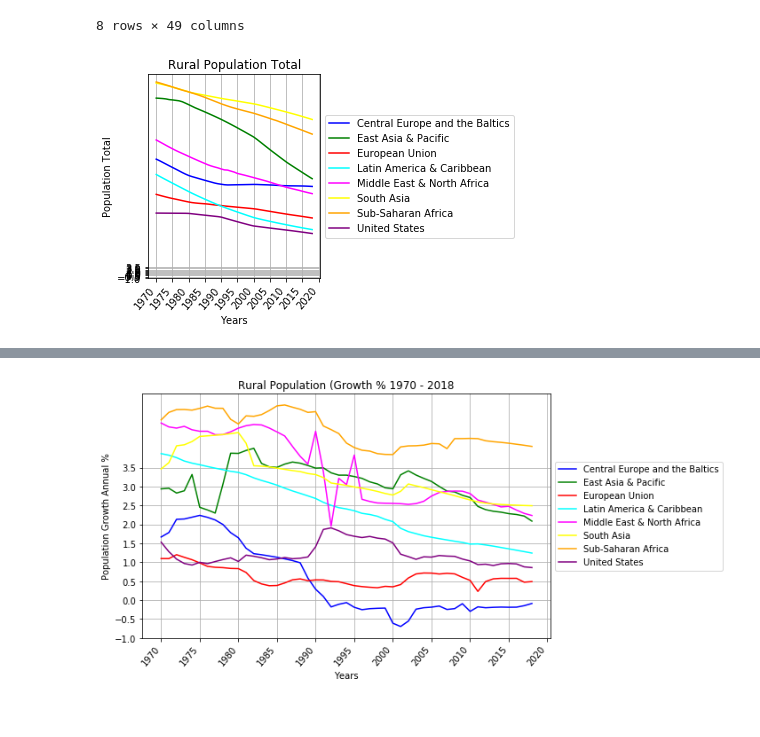
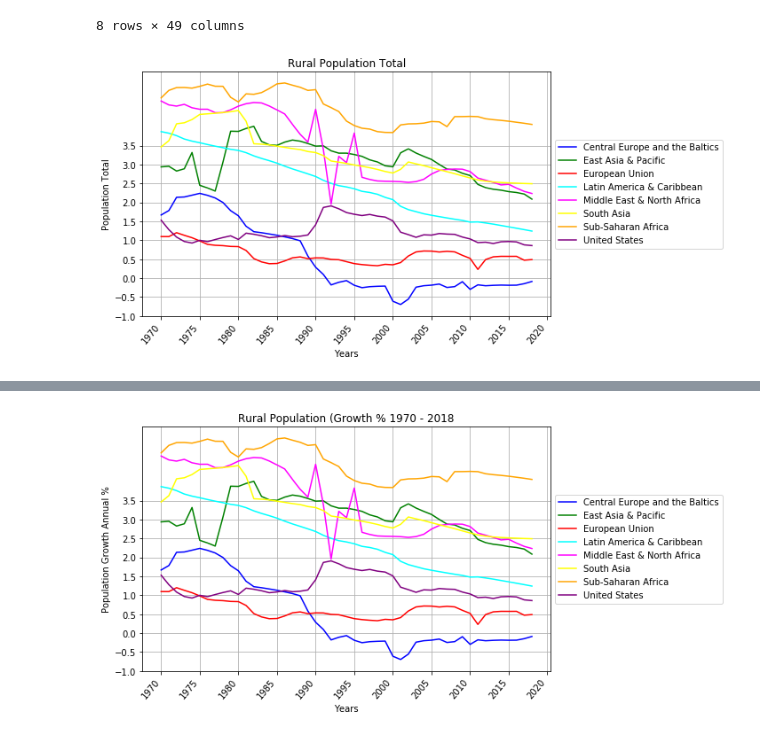
Before and after one commit to theriotn95/populations_project, a Jupyter notebook: Populations_Project_RAO_IAN.ipynb, the cells around one changed output, grey strips where cells are left out. Drawn from its saved outputs; the diff is of its cells as text; code cells hidden in the pictures.

```diff
--- a/Populations_Project_RAO_IAN.ipynb
+++ b/Populations_Project_RAO_IAN.ipynb
@@ -205,37 +205,38 @@ series8 = organized_rural_total2.loc["United States"]
 #Create a list of years that will be used for the x-axis
 years = [1970, 1971, 1972, 1973, 1974, 1975, 1976, 1977, 1978, 1979, 1980, 1981, 1982, 1983, 1984, 1985, 1986, 1987, 1988, 1989, 1990, 1991, 1992, 1993, 1994, 1995, 1996, 1997, 1998, 1999, 2000, 2001, 2002, 2003, 2004, 2005, 2006, 2007, 2008, 2009, 2010, 2011, 2012, 2013, 2014, 2015, 2016, 2017, 2018]
 
+plt.figure(figsize=(10,5))
 # Plot line
 plt.plot(years, series1, color="blue", label="Central Europe and the Baltics")
 plt.plot(years, series2, color="green", label="East Asia & Pacific")
 plt.plot(years, series3, color="red", label="European Union")
 plt.plot(years, series4, color="cyan", label="Latin America & Caribbean")
 plt.plot(years, series5, color="magenta", label="Middle East & North Africa")
 plt.plot(years, series6, color="yellow", label="South Asia")
 plt.plot(years, series7, color="orange", label="Sub-Saharan Africa")
 plt.plot(years, series8, color="purple", label="United States")
 
 # Place a legend on the chart
 legend = plt.legend(loc="best")
 legend.get_frame().set_facecolor('none')
 plt.gca().legend(loc='center left', bbox_to_anchor=(1, 0.5))
 
 plt.title("Rural Population Total")
 plt.xlabel("Years")
 plt.xticks(np.arange(1970,2025,5), rotation=50, ha= 'right')
 plt.ylabel("Population Total")
 plt.yticks(np.arange(-1, 4, 0.5))
 plt.grid(True)
 
 plt.tight_layout()
 
 #Save the plotted figures as .pngs
 plt.savefig("Rural_Total.png")
 
 # Print our chart to the screen
 plt.show()
 # %% [output]
-[figure, old version]
+[figure, new version]
 # %%
 # Specify the valid indicators for the Rural Total
 reduced_rural_growth = Indexed_df.loc[["Rural population growth (annual %)"]]
```
Also changed, not shown: 1 other file.
